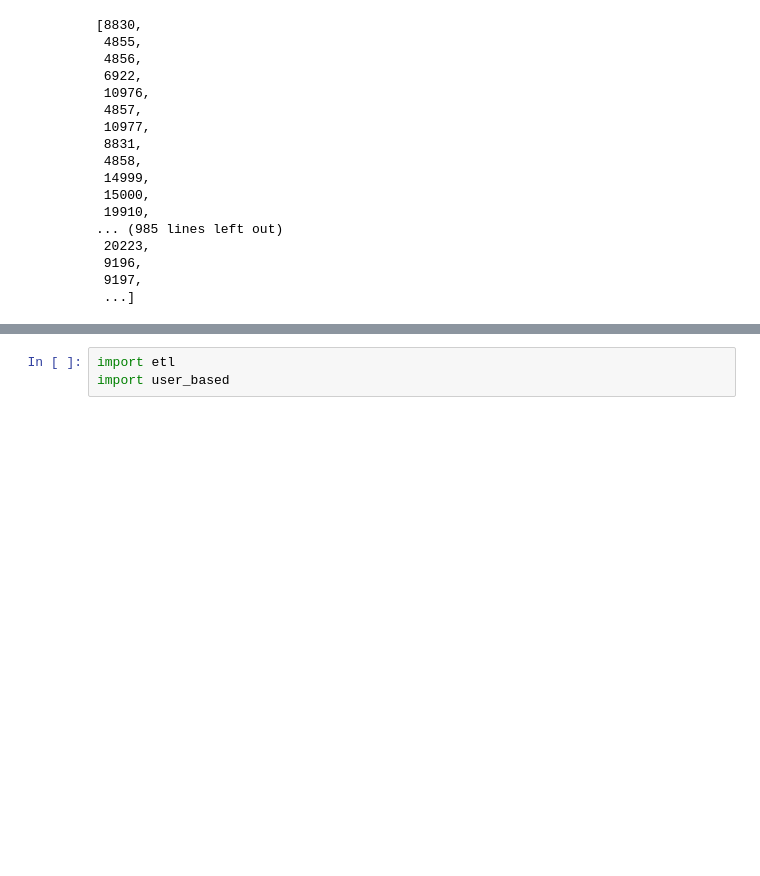
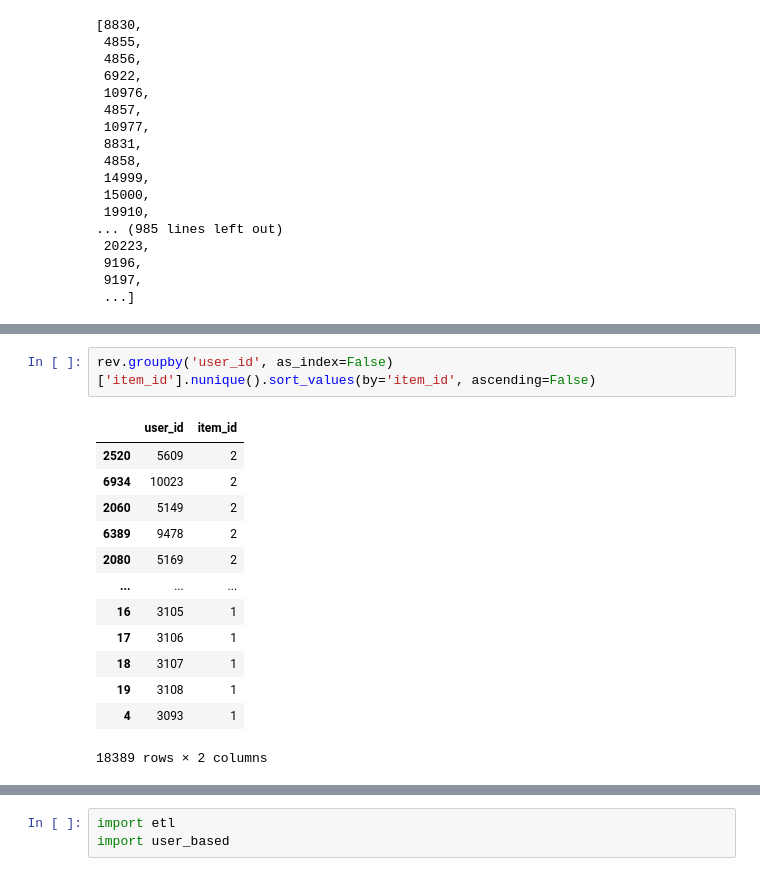
Before and after one commit to MarufIbragimov/receng, a Jupyter notebook: data_preparation copy.ipynb, the cells around one changed output, grey strips where cells are left out. Cells and saved outputs as stored; diff of their text form; blank space fills up the shorter version.

```diff
--- a/data_preparation copy.ipynb
+++ b/data_preparation copy.ipynb
@@ -175,0 +194,16 @@ reviews_data['user_id'].unique().tolist()
+# %%
+rev.groupby('user_id', as_index=False)['item_id'].nunique().sort_values(by='item_id', ascending=False)
+# %% [output]
+|  | user_id | item_id |
+| 2520 | 5609 | 2 |
+| 6934 | 10023 | 2 |
+| 2060 | 5149 | 2 |
+| 6389 | 9478 | 2 |
+| 2080 | 5169 | 2 |
+| ... | ... | ... |
+| 16 | 3105 | 1 |
+| 17 | 3106 | 1 |
+| 18 | 3107 | 1 |
+| 19 | 3108 | 1 |
+| 4 | 3093 | 1 |
+18389 rows × 2 columns
```
Also changed, not shown: parts of 19 cells of this notebook, 6 other files.
